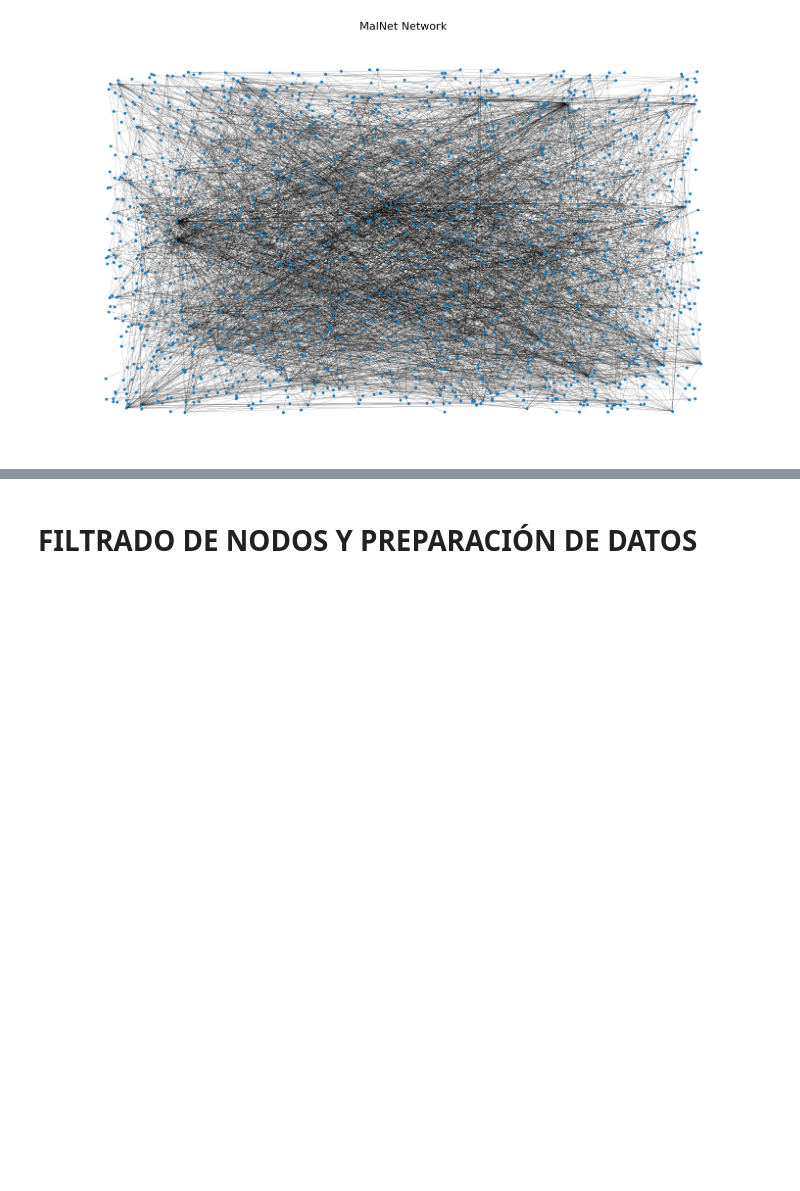
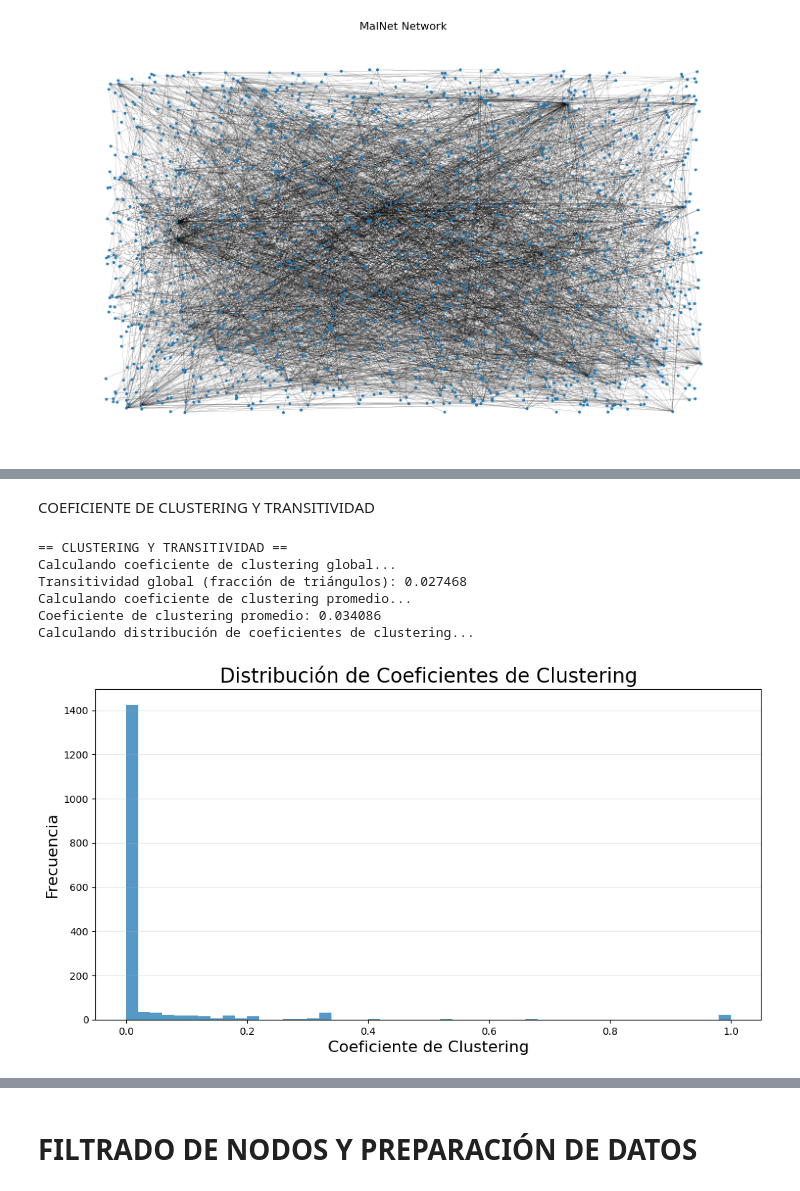
Before and after one commit to tannialhernandez/topicosAvanzadosAnalitica, a Jupyter notebook: P3 - Graph Machine Learning/P3_Graph_Machine_Learning.ipynb, the cells around one changed output, grey strips where cells are left out. Saved outputs shown, nothing was run; the diff lists cells and outputs as text; code cells hidden in the pictures; blank space fills up the shorter version.

```diff
--- a/P3 - Graph Machine Learning/P3_Graph_Machine_Learning.ipynb
+++ b/P3 - Graph Machine Learning/P3_Graph_Machine_Learning.ipynb
@@ -163,0 +357,35 @@ HTML(html_code)
+# %% [markdown]
+COEFICIENTE DE CLUSTERING Y TRANSITIVIDAD
+# %%
+
+print("\n== CLUSTERING Y TRANSITIVIDAD ==")
+print("Calculando coeficiente de clustering global...")
+transitivity = nx.transitivity(G)
+print(f"Transitividad global (fracción de triángulos): {transitivity:.6f}")
+
+print("Calculando coeficiente de clustering promedio...")
+avg_clustering = nx.average_clustering(G)
+print(f"Coeficiente de clustering promedio: {avg_clustering:.6f}")
+
+print("Calculando distribución de coeficientes de clustering...")
+if G.number_of_nodes() > 5000:
+    sample_nodes = np.random.choice(list(G.nodes()), min(1000, G.number_of_nodes()), replace=False)
+    clustering_coeffs = nx.clustering(G, nodes=sample_nodes)
+else:
+    clustering_coeffs = nx.clustering(G)
+
+plt.figure(figsize=(12, 6))
+plt.hist(list(clustering_coeffs.values()), bins=50, alpha=0.75)
+plt.title("Distribución de Coeficientes de Clustering", fontsize=20)
+plt.xlabel("Coeficiente de Clustering", fontsize=16)
+plt.ylabel("Frecuencia", fontsize=16)
+plt.grid(axis='y', alpha=0.3)
+plt.show()
+# %% [output]
+== CLUSTERING Y TRANSITIVIDAD ==
+Calculando coeficiente de clustering global...
+Transitividad global (fracción de triángulos): 0.027468
+Calculando coeficiente de clustering promedio...
+Coeficiente de clustering promedio: 0.034086
+Calculando distribución de coeficientes de clustering...
+[figure, added]
```
Also changed, not shown: parts of 26 cells of this notebook.
